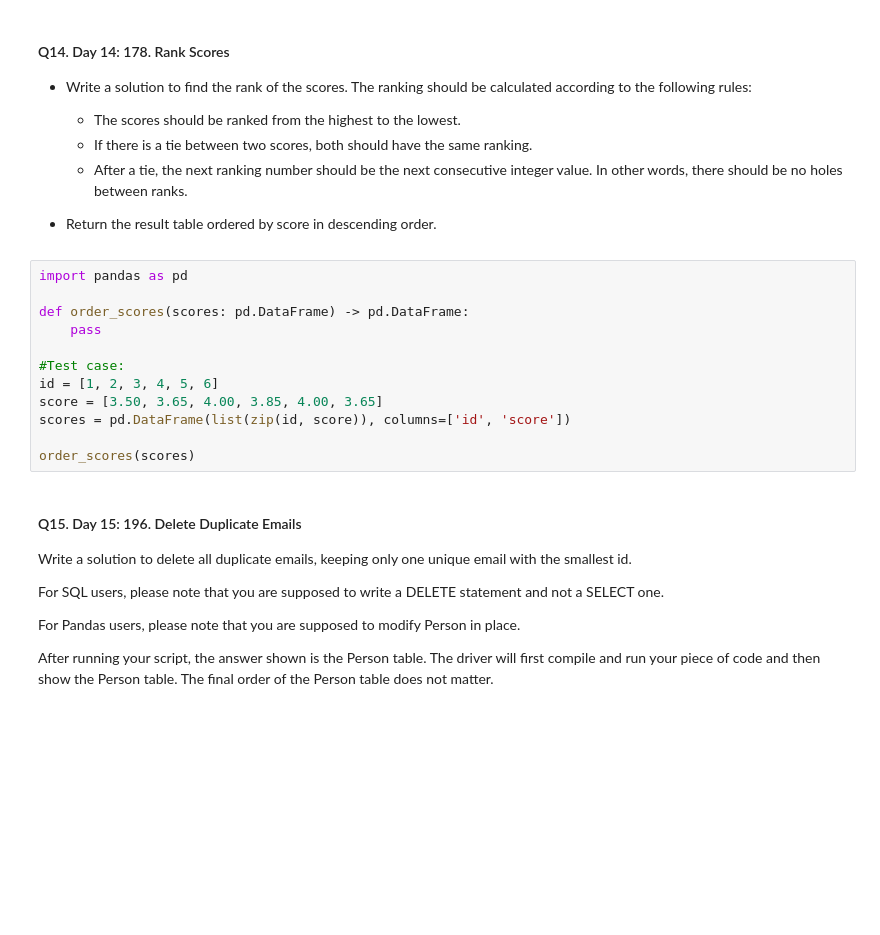
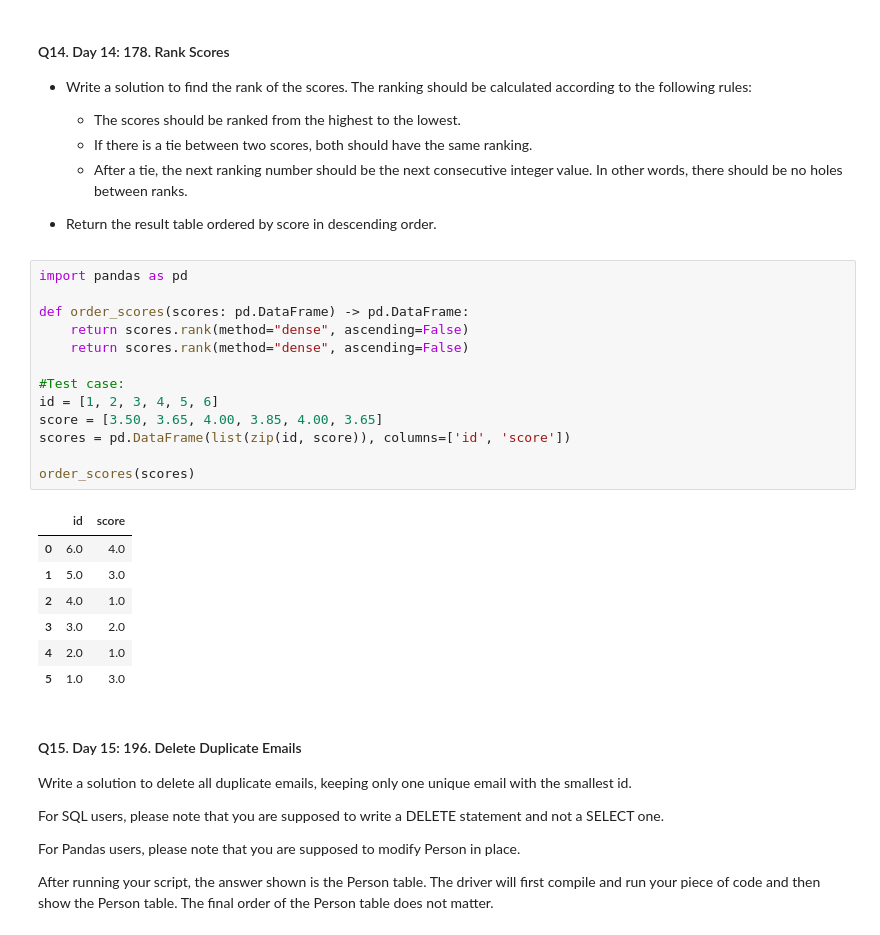
Before and after one commit to manishpan/pandas-practice, a Jupyter notebook: 30_days_of_pandas.ipynb, the cells around one changed output. Saved outputs shown, nothing was run; the diff lists cells and outputs as text; blank space fills up the shorter version.

```diff
--- a/30_days_of_pandas.ipynb
+++ b/30_days_of_pandas.ipynb
@@ -297,15 +364,24 @@ department_highest_salary(employee, department)
 # %%
 import pandas as pd
 
 def order_scores(scores: pd.DataFrame) -> pd.DataFrame:
-    pass
+    return scores.rank(method="dense", ascending=False)
+    return scores.rank(method="dense", ascending=False)
 
 #Test case:
 id = [1, 2, 3, 4, 5, 6]
 score = [3.50, 3.65, 4.00, 3.85, 4.00, 3.65]
 scores = pd.DataFrame(list(zip(id, score)), columns=['id', 'score'])
 
 order_scores(scores)
+# %% [output]
+|  | id | score |
+| 0 | 6.0 | 4.0 |
+| 1 | 5.0 | 3.0 |
+| 2 | 4.0 | 1.0 |
+| 3 | 3.0 | 2.0 |
+| 4 | 2.0 | 1.0 |
+| 5 | 1.0 | 3.0 |
 # %% [markdown]
 #### Q15. Day 15: 196. Delete Duplicate Emails
 
```
Also changed, not shown: parts of 14 cells of this notebook.
